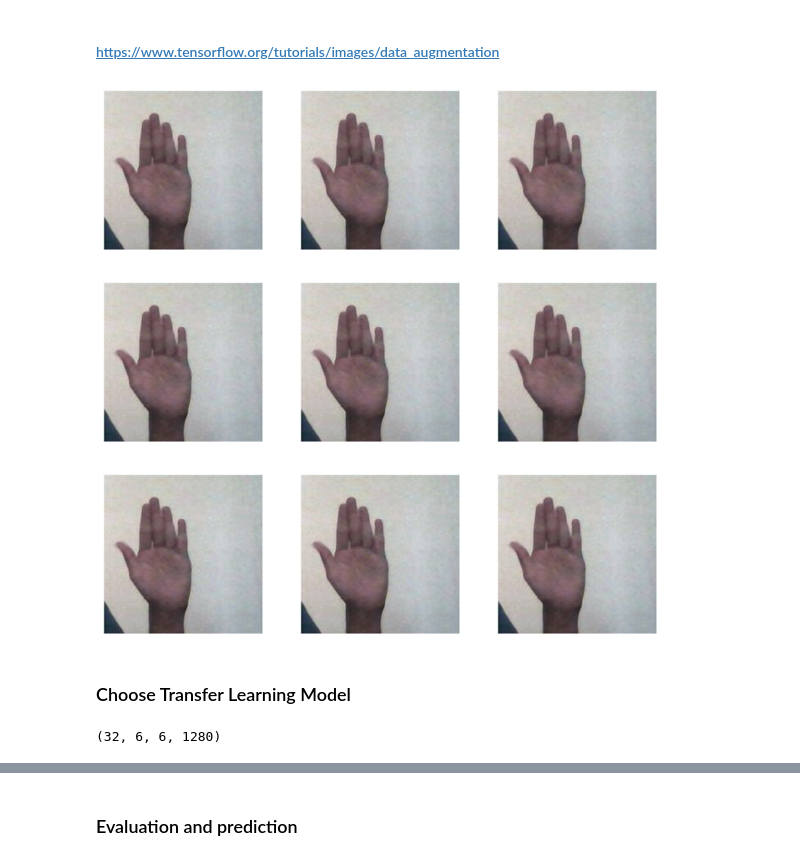
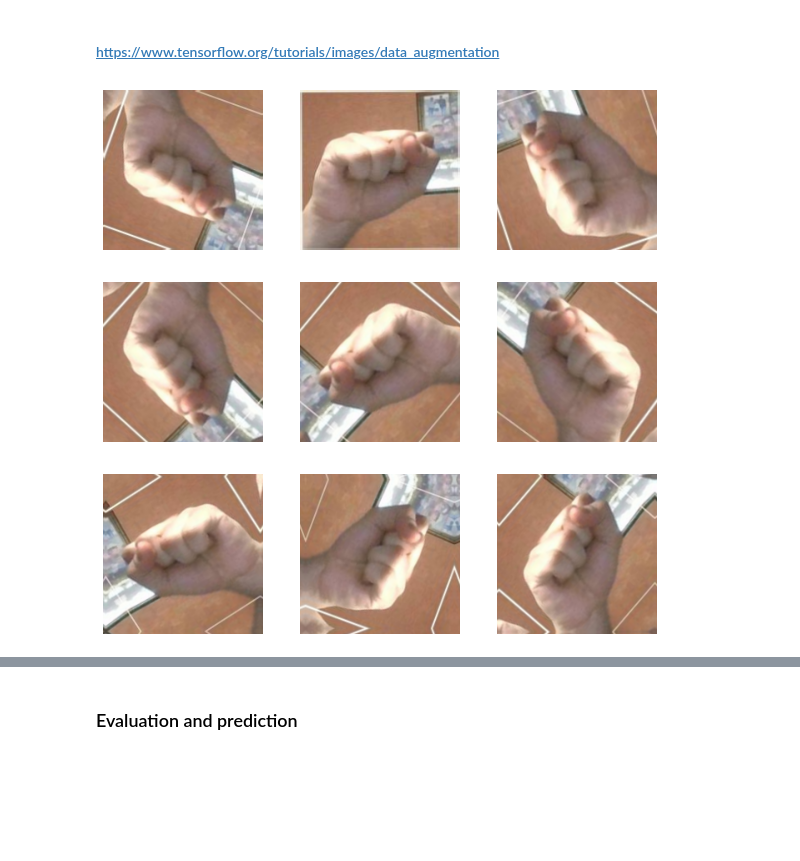
Before and after one commit to adrianbruegger/applieddatascience, a Jupyter notebook: AppliedDataScience_Project.ipynb, the cells around one changed output, grey strips where cells are left out. Cells and saved outputs as stored; diff of their text form; code cells hidden in the pictures; blank space fills up the shorter version.

```diff
--- a/AppliedDataScience_Project.ipynb
+++ b/AppliedDataScience_Project.ipynb
@@ -630,0 +495,3 @@ for image_batch, labels_batch in train_dataset:
+# %%
+class_names = train_ds.class_names
+print(class_names)
@@ -631,6 +500,8 @@ for image_batch, labels_batch in train_dataset:
 # %%
+import matplotlib.pyplot as plt
+
 plt.figure(figsize=(10, 10))
-for images, labels in train_dataset.take(1):
+for images, labels in train_ds.take(1):
   for i in range(9):
     ax = plt.subplot(3, 3, i + 1)
     plt.imshow(images[i].numpy().astype("uint8"))
@@ -674,2 +514,17 @@ print(np.min(first_image), np.max(first_image))
+# %%
+import tensorflow as tf
+from tensorflow.keras import layers
+
+IMG_SIZE = 192
+
+resize_and_rescale = tf.keras.Sequential([
+  layers.Rescaling(1./255)
+])
+
+data_augmentation = tf.keras.Sequential([
+  layers.RandomFlip("horizontal_and_vertical"),
+  layers.RandomRotation(0.2),
+  layers.RandomZoom(0.1),
+])
 # %% [markdown]
 ### Create the model
@@ -695,24 +554,13 @@ TypeError: Dimension value must be integer or None or have an __index__ method,
 ## Data augementation
 # %% [markdown]
 #### https://www.tensorflow.org/tutorials/images/data_augmentation
-# %%
-with tf.device('/cpu:0'):
-      data_augmentation = tf.keras.Sequential([
-      tf.keras.layers.RandomFlip('horizontal'),
-      tf.keras.layers.RandomRotation(0.2),
-    ])
 # %%
-with tf.device('/cpu:0'):
- plt.figure(figsize=(10, 10))
- for i in range(9):
-  augmented_image = data_augmentation(image)
-  ax = plt.subplot(3, 3, i + 1)
-  augmented_image = data_augmentation(tf.expand_dims(first_image, 0))
-  plt.imshow(augmented_image[0] / 255)
-  plt.axis("off")
-
-# 9x gleiches Bild obwohl Code hier gleich wie Aufgabe Woche 6 von Elena!!????
+plt.figure(figsize=(10, 10))
+for images, _ in train_ds.take(1):
+  for i in range(9):
+    augmented_images = data_augmentation(images)
+    ax = plt.subplot(3, 3, i + 1)
+    plt.imshow(augmented_images[0].numpy().astype("uint8"))
+    plt.axis("off")
 # %% [output]
-[figure, old version]
+[figure, new version]
-# %% [markdown]
-### Choose Transfer Learning Model
@@ -728,6 +566,0 @@ base_model = tf.keras.applications.MobileNetV2(input_shape=IMG_SHAPE,
-# %%
-image_batch, label_batch = next(iter(train_dataset))
-feature_batch = base_model(image_batch)
-print(feature_batch.shape)
-# %% [output]
-(32, 6, 6, 1280)
```
Also changed, not shown: parts of 71 cells of this notebook.
